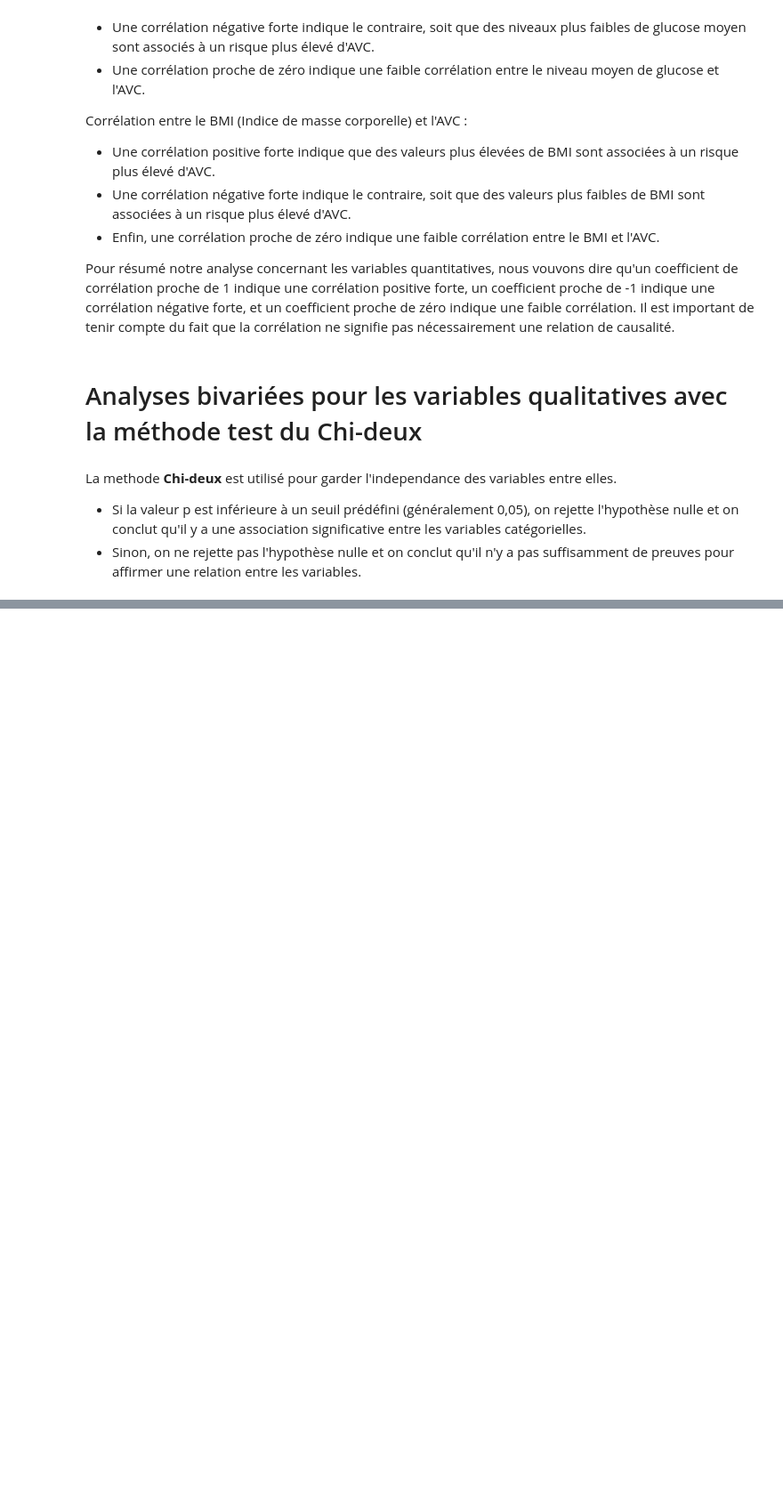
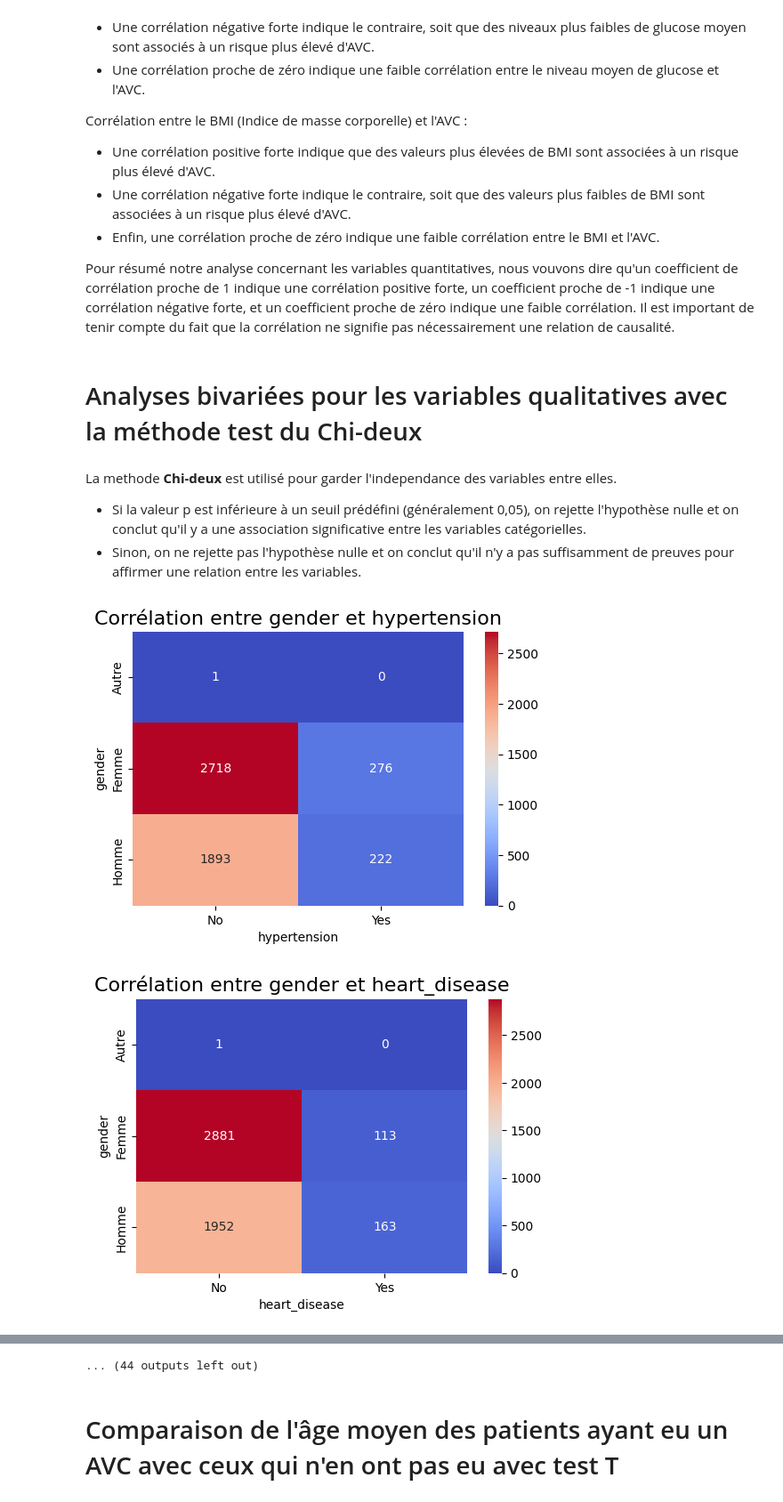
Before and after one commit to Antho-SJ/strocke-alert, a Jupyter notebook: stroke_alert_analyse.ipynb, the cells around one changed output, grey strips where cells are left out. Shown at 89% size. Saved outputs shown, nothing was run; the diff lists cells and outputs as text; code cells hidden in the pictures; blank space fills up the shorter version.

```diff
--- a/stroke_alert_analyse.ipynb
+++ b/stroke_alert_analyse.ipynb
@@ -392,3 +405,28 @@ Il est important de tenir compte du fait que la corrélation ne signifie pas né
 La methode **Chi-deux** est utilisé pour garder l'independance des variables entre elles.
 - Si la valeur p est inférieure à un seuil prédéfini (généralement 0,05), on rejette l'hypothèse nulle et on conclut qu'il y a une association significative entre les variables catégorielles.
 - Sinon, on ne rejette pas l'hypothèse nulle et on conclut qu'il n'y a pas suffisamment de preuves pour affirmer une relation entre les variables.
+# %%
+from scipy.stats import chi2_contingency
+
+# Sélection des colonnes qualitatives pour le calcul de la corrélation
+variables_qualitatives = ['gender', 'hypertension', 'heart_disease', 'ever_married', 'work_type', 'Residence_type', 'smoking_status', 'stroke']
+correlation_df = df[variables_qualitatives]
+
+# Calcul de la matrice de corrélation en utilisant le test du Chi-deux
+for var1 in correlation_df.columns:
+    for var2 in correlation_df.columns:
+        if var1 != var2:  # Pour éviter de calculer la corrélation d'une variable avec elle-même
+            corr_matrix = pd.crosstab(correlation_df[var1], correlation_df[var2])
+            chi2, p, _, _ = chi2_contingency(corr_matrix)
+            corr_value = np.sqrt(chi2 / (chi2 + len(df)))
+
+            # Tracé du heatmap
+            plt.figure(figsize=(6, 4))
+            heatmap = sns.heatmap(corr_matrix, annot=True, cmap='coolwarm', fmt=".0f", annot_kws={"size": 10})
+            plt.title(f'Corrélation entre {var1} et {var2}', fontsize=16)
+            plt.xlabel(var2)
+            plt.ylabel(var1)
+            plt.show()
+# %% [output]
+[figure, added]
+[figure, added]
@@ -394,0 +443,3 @@ La methode **Chi-deux** est utilisé pour garder l'independance des variables en
+... (44 outputs left out)
+# %% [markdown]
+# Comparaison de l'âge moyen des patients ayant eu un AVC avec ceux qui n'en ont pas eu avec test T
```
Also changed, not shown: parts of 7 cells of this notebook.
